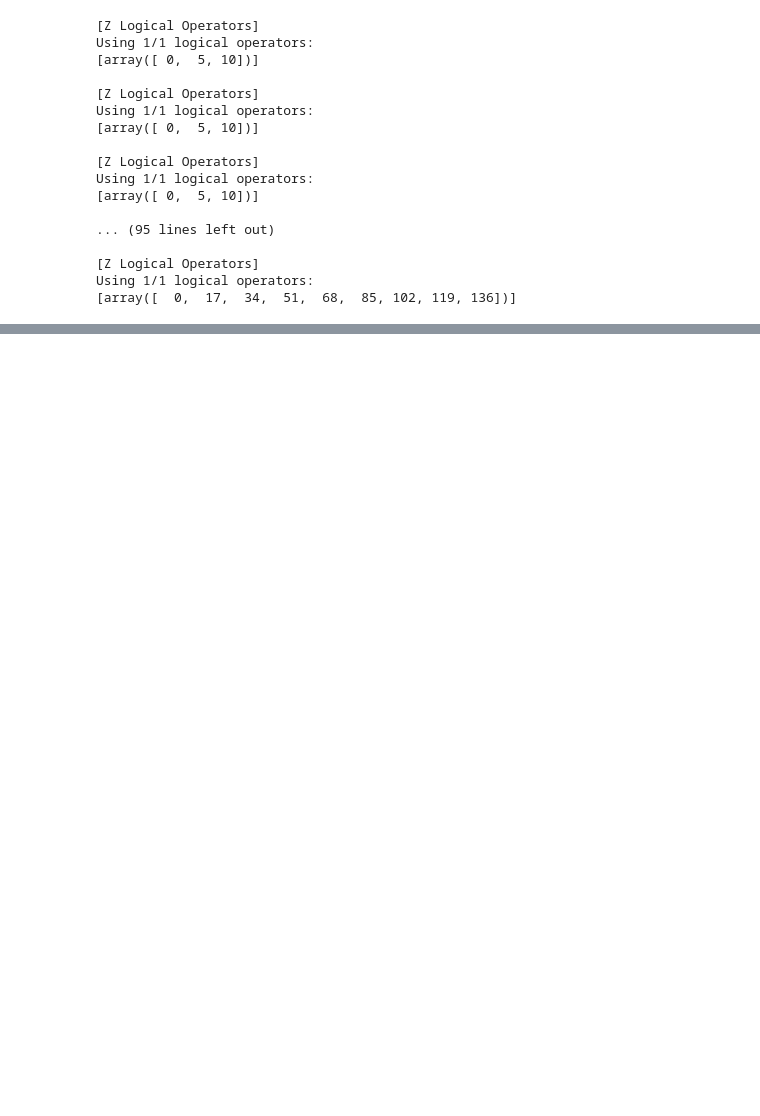
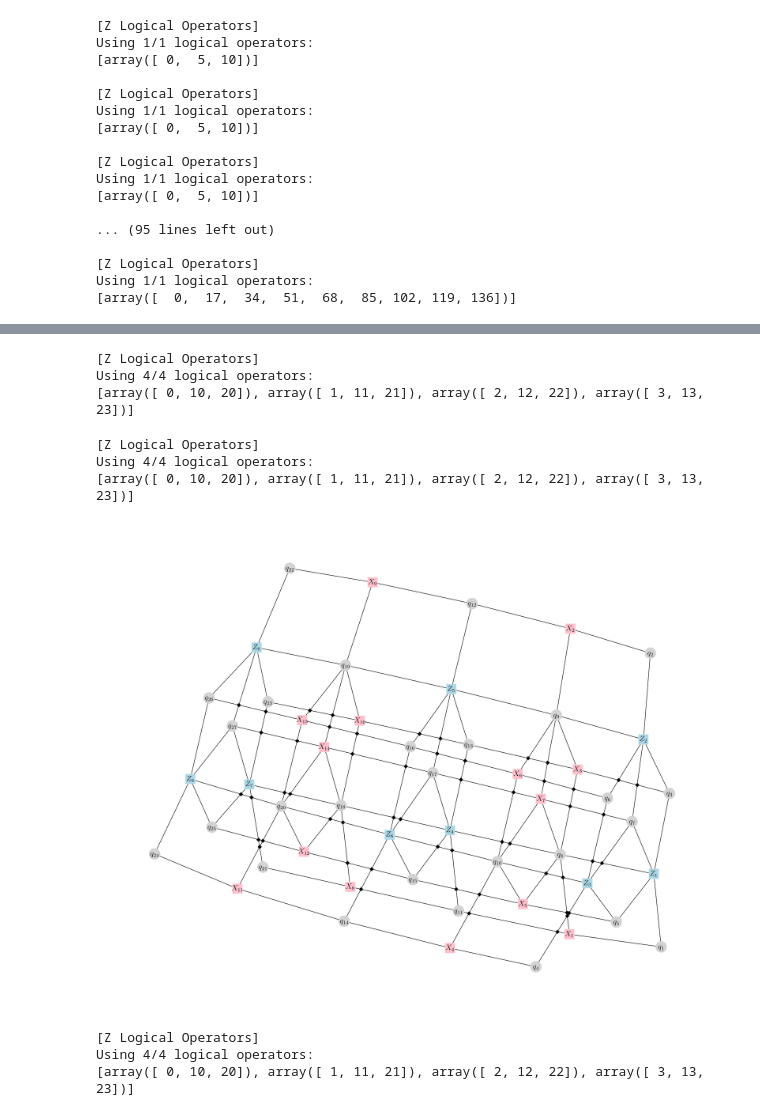
Before and after one commit to angelodibella/weave, a Jupyter notebook: examples/Tutorial.ipynb, the cells around one changed output, grey strips where cells are left out. Saved outputs shown, nothing was run; the diff lists cells and outputs as text; code cells hidden in the pictures; blank space fills up the shorter version.

Commit message:
Fix bugs with `embed` and add examples to Tutorial.ipynb

```diff
--- a/examples/Tutorial.ipynb
+++ b/examples/Tutorial.ipynb
@@ -250,0 +163,27 @@ fig.set_dpi(120)  # Show it bigger
+# %%
+hp_code_rep_3_hamming_7_4 = wv.HypergraphProductCode(
+    H1=wv.pcm.repetition(3),
+    H2=wv.pcm.hamming(7),
+    experiment="z_memory",
+)
+# %% [output]
+[Z Logical Operators]
+Using 4/4 logical operators:
+[array([ 0, 10, 20]), array([ 1, 11, 21]), array([ 2, 12, 22]), array([ 3, 13, 23])]
+# %%
+hp_code_rep_3_hamming_7_4.embed("spring")
+# %% [output]
+[Z Logical Operators]
+Using 4/4 logical operators:
+[array([ 0, 10, 20]), array([ 1, 11, 21]), array([ 2, 12, 22]), array([ 3, 13, 23])]
+# %%
+plt.figure(figsize=(18, 14))
+hp_code_rep_3_hamming_7_4.draw(with_labels=True)
+# %% [output]
+[figure, added]
+# %%
+hp_code_rep_3_hamming_7_4.embed(pos_rep_3_hamming_7_4)
+# %% [output]
+[Z Logical Operators]
+Using 4/4 logical operators:
+[array([ 0, 10, 20]), array([ 1, 11, 21]), array([ 2, 12, 22]), array([ 3, 13, 23])]
```
Also changed, not shown: parts of 24 cells of this notebook, 4 other files.
